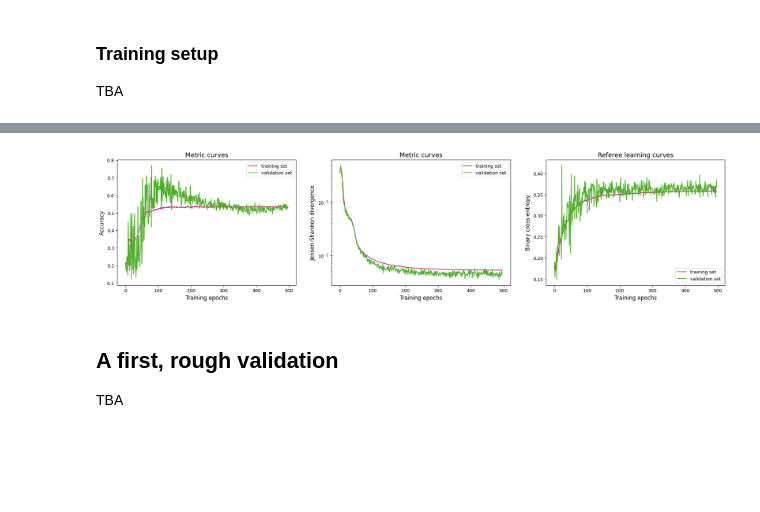
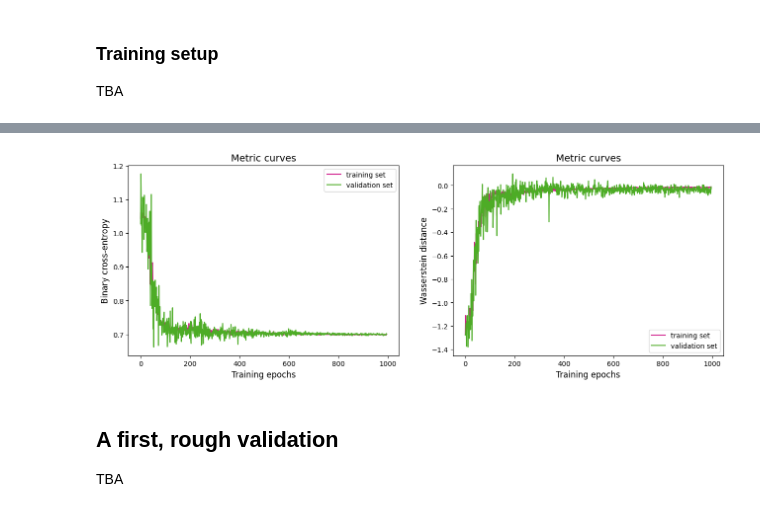
Before and after one commit to LamarrSim/lb-pidsim-train, a Jupyter notebook: notebooks/Muon-proton-train.ipynb, the cells around one changed output, grey strips where cells are left out. Cells and saved outputs as stored; diff of their text form; code cells hidden in the pictures; blank space fills up the shorter version.

```diff
--- a/notebooks/Muon-proton-train.ipynb
+++ b/notebooks/Muon-proton-train.ipynb
@@ -7,6 +7,7 @@ This notebook is part of a pipeline and requires the data preprocessed with the
 # %%
 LOCAL = True
 SAMPLE = "2016MU"
+TEST = False
 # %% [markdown]
 ## Enviornment setup and libraries
 
@@ -126,7 +127,7 @@ discriminator = AuxDiscriminator(
     mlp_hidden_units=128,
     mlp_dropout_rates=0.0,
     enable_residual_blocks=True,
-    output_activation="sigmoid",
+    output_activation=None,
     name="discriminator",
 )
 # %%
@@ -270,17 +279,20 @@ callbacks.append(r_lr_sched)
 # %%
 from datetime import datetime
 
-batch_size = 2_000
-num_epochs = 500
+batch_size = 3000
+num_epochs = 1000 if not TEST else 150
 
 data_train = ds_train.batch(batch_size, drop_remainder=True).prefetch(tf.data.AUTOTUNE)
 data_val = next(iter(ds_val.batch(batch_size)))
 
 train = gan.fit(data_train, epochs=num_epochs, validation_data=data_val, callbacks=callbacks)
 
-prefix = ""
-timestamp = str(datetime.now())
-timestamp = timestamp.split(".")[0].replace("-", "").replace(" ", "-")
-for time, unit in zip(timestamp.split(":"), ["h", "m", "s"]):
-    prefix += time + unit  # YYYYMMDD-HHhMMmSSs
+if not TEST:
+    prefix = ""
+    timestamp = str(datetime.now())
+    timestamp = timestamp.split(".")[0].replace("-", "").replace(" ", "-")
+    for time, unit in zip(timestamp.split(":"), ["h", "m", "s"]):
+        prefix += time + unit  # YYYYMMDD-HHhMMmSSs
+else:
+    prefix = "test"
 # %% [output]
@@ -353,34 +365,34 @@ plt.show()
 # %%
 plt.figure(figsize=(24, 5), dpi=100)
 
 plt.subplot(1, 3, 1)
 plt.title("Metric curves", fontsize=14)
 plt.xlabel("Training epochs", fontsize=12)
-plt.ylabel("Accuracy", fontsize=12)
-plt.plot(train.history["accuracy"][start_epoch:], color="#d01c8b", label="training set")
-plt.plot(train.history["val_accuracy"][start_epoch:], color="#4dac26", label="validation set")
+plt.ylabel("Binary cross-entropy", fontsize=12)
+plt.plot(train.history["bce"][start_epoch:], color="#d01c8b", label="training set")
+plt.plot(train.history["val_bce"][start_epoch:], color="#4dac26", label="validation set")
 plt.legend(loc="upper right", fontsize=10)
 
 plt.subplot(1, 3, 2)
 plt.title("Metric curves", fontsize=14)
 plt.xlabel("Training epochs", fontsize=12)
-plt.ylabel("Jensen-Shannon divergence", fontsize=12)
-plt.plot(train.history["js_div"][start_epoch:], color="#d01c8b", label="training set")
-plt.plot(train.history["val_js_div"][start_epoch:], color="#4dac26", label="validation set")
-plt.legend(loc="upper right", fontsize=10)
-plt.yscale("log")
+plt.ylabel("Wasserstein distance", fontsize=12)
+plt.plot(train.history["wass_dist"][start_epoch:], color="#d01c8b", label="training set")
+plt.plot(train.history["val_wass_dist"][start_epoch:], color="#4dac26", label="validation set")
+plt.legend(loc="lower right", fontsize=10)
+# plt.yscale("log")
 
-plt.subplot(1, 3, 3)
-plt.title("Referee learning curves", fontsize=14)
-plt.xlabel("Training epochs", fontsize=12)
-plt.ylabel("Binary cross-entropy", fontsize=12)
-plt.plot(train.history["r_loss"][start_epoch:], color="#d01c8b", label="training set")
-plt.plot(train.history["val_r_loss"][start_epoch:], color="#4dac26", label="validation set")
-plt.legend(loc="lower right", fontsize=10)
+# plt.subplot(1, 3, 3)
+# plt.title("Referee learning curves", fontsize=14)
+# plt.xlabel("Training epochs", fontsize=12)
+# plt.ylabel("Binary cross-entropy", fontsize=12)
+# plt.plot(train.history["r_loss"][start_epoch:], color="#d01c8b", label="training set")
+# plt.plot(train.history["val_r_loss"][start_epoch:], color="#4dac26", label="validation set")
+# plt.legend(loc="lower right", fontsize=10)
 
 plt.show()
 # %% [output]
-[figure, old version]
+[figure, new version]
 # %%
 train_history = train.history.copy()
 pd.DataFrame(train_history).to_csv(f"./exports/{prefix}-Muon-proton-train.csv")
```
Also changed, not shown: parts of 13 cells of this notebook, 1 other file.
